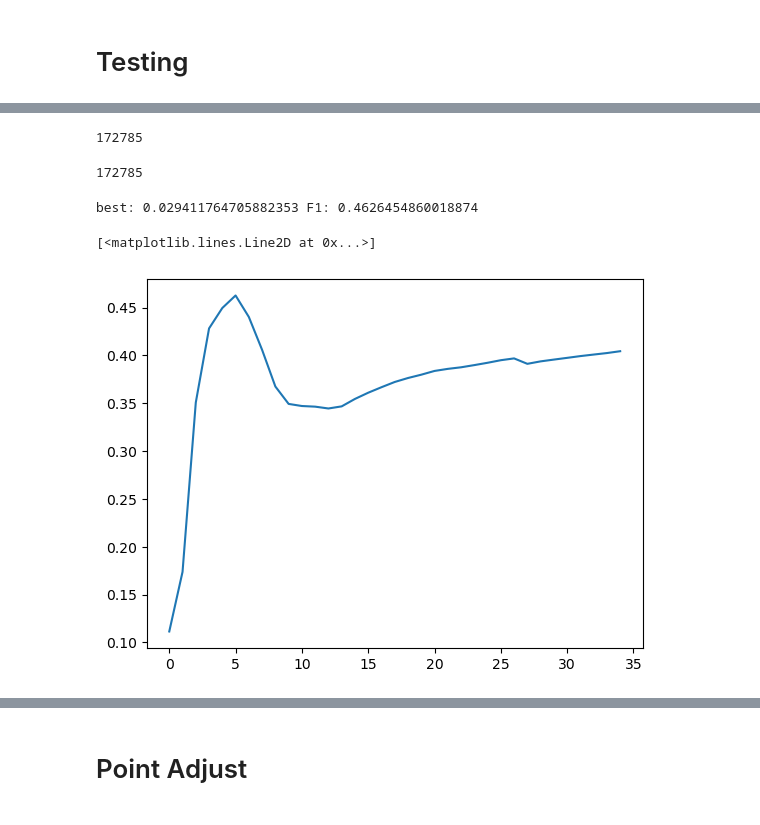
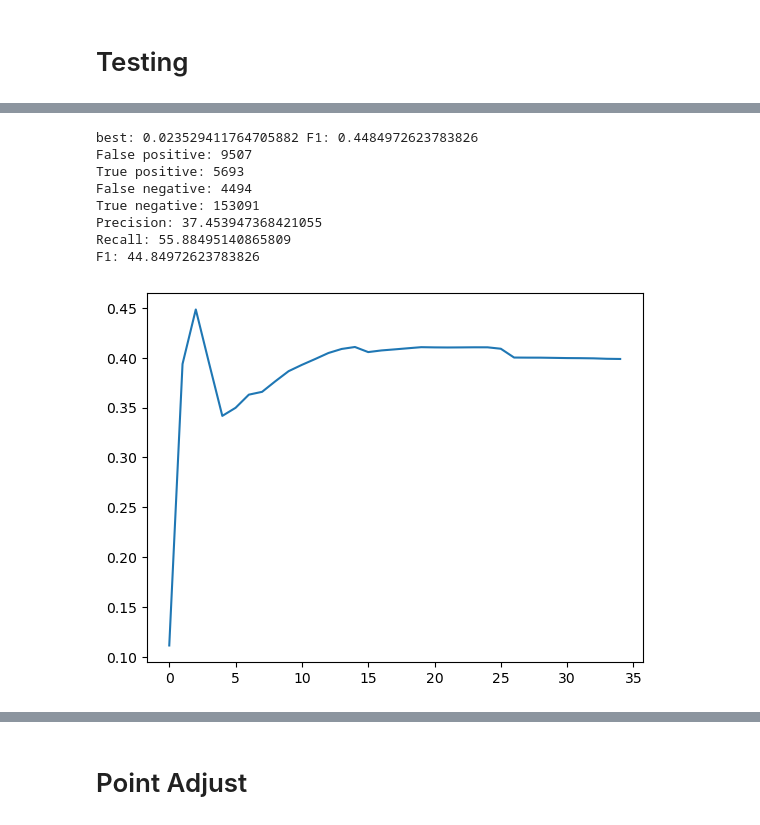
Before and after one commit to Alpa66/Anomaly-Detection, a Jupyter notebook: wadi/wadi_model_random_validation_smaller.ipynb, the cells around one changed output, grey strips where cells are left out. Cells and saved outputs as stored; diff of their text form; code cells hidden in the pictures.

```diff
--- a/wadi/wadi_model_random_validation_smaller.ipynb
+++ b/wadi/wadi_model_random_validation_smaller.ipynb
@@ -269,34 +269,53 @@ plt.plot(y_pred)
-# %%
-len(y_pred)
-# %% [output]
-172785
-# %%
-len(labels)
-# %% [output]
-172785
+# %%
+def print_metrics(y_pred, y_true):
+    conf_matrix = confusion_matrix(y_true, y_pred)
+    TP = conf_matrix[1, 1]
+    TN = conf_matrix[0, 0]
+    FP = conf_matrix[0, 1]
+    FN = conf_matrix[1, 0]
+    F1 = f1_score(y_true, y_pred)
+    precision = precision_score(y_true, y_pred)
+    recall = recall_score(y_true, y_pred)
+    print(f'False positive: {FP} \nTrue positive: {TP} \nFalse negative: {FN} \nTrue negative: {TN}')
+    print(f'Precision: {100 * precision} \nRecall: {100 * recall}')
+    print(f'F1: {F1 * 100}')
+
+def print_detection_percentage(y_pred_int, y_test, anomaly_segments):
+    for index, (i, j) in enumerate(anomaly_segments):
+        cur_pred = y_pred_int[i:j]
+        cur_true = y_test[i:j]
+        print(f'Segment number {index} has {np.sum((cur_pred < cur_true).astype(int))} points undetected while total is {len(cur_pred)}')
 # %%
 ff = 0
 f_history = []
 initial_y = 0
 best = -1
-for inc in np.linspace(0, 0.2, 35):
+for inc in np.linspace(0, 0.4, 35):
     y_pred_int = (y_pred > initial_y + inc).astype(int)
-    conf_matrix = confusion_matrix(labels, y_pred_int)
+    conf_matrix = confusion_matrix(y_test, y_pred_int)
     TP = conf_matrix[1, 1]
     TN = conf_matrix[0, 0]
     FP = conf_matrix[0, 1]
     FN = conf_matrix[1, 0]
     F1 = f1_score(y_test, y_pred_int)
     f_history.append(F1)
 
     precision = precision_score(y_test, y_pred_int)
     recall = recall_score(y_test, y_pred_int)
     if F1 > ff:
         ff = F1
         best = inc + initial_y
 print(f'best: {best} F1: {ff}')
 plt.plot(f_history)
+y_pred_int = (y_pred > best).astype(int)
+print_metrics(y_pred_int, y_test)
 # %% [output]
-best: 0.029411764705882353 F1: 0.4626454860018874
+best: 0.023529411764705882 F1: 0.4484972623783826
+False positive: 9507
+True positive: 5693
+False negative: 4494
+True negative: 153091
+Precision: 37.453947368421055
+Recall: 55.88495140865809
+F1: 44.84972623783826
-[<matplotlib.lines.Line2D at 0x...>]
-[figure, old version]
+[figure, new version]
```
Also changed, not shown: parts of 17 cells of this notebook, 10 other files.
